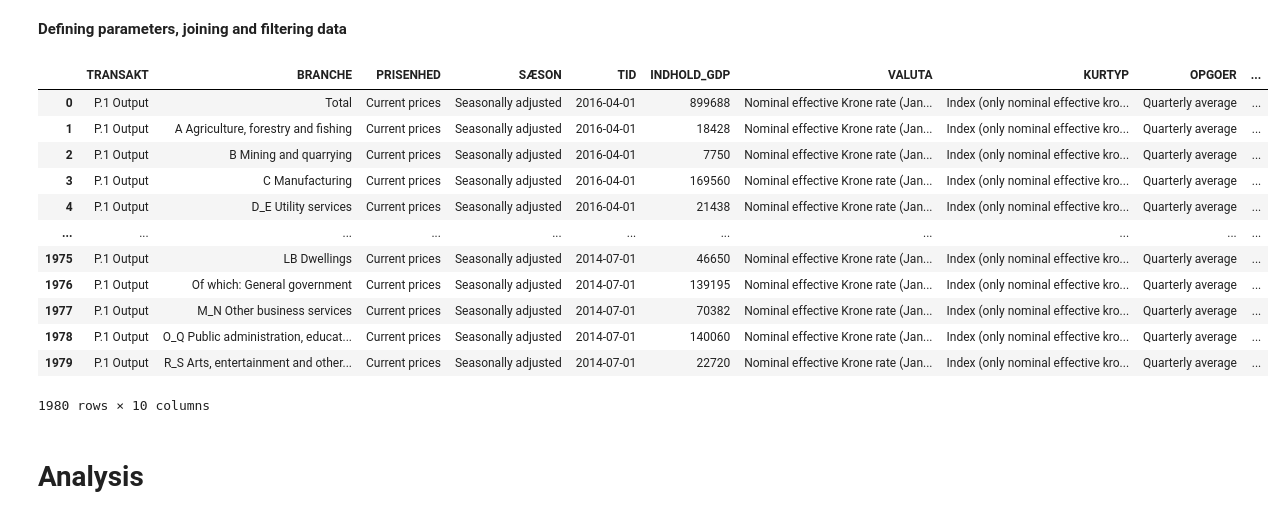
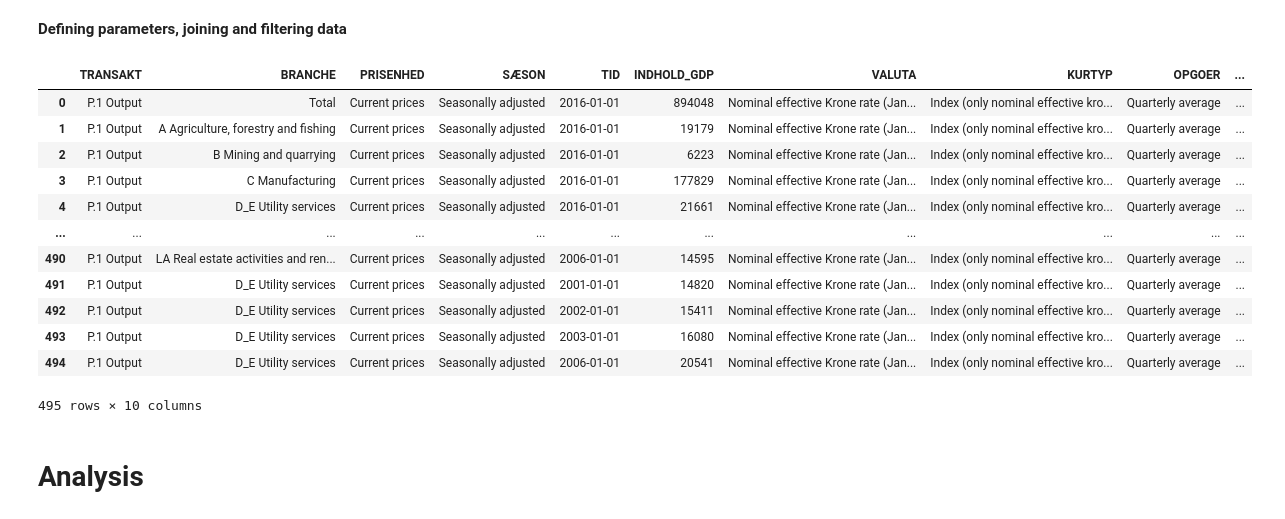
Before and after one commit to NumEconCopenhagen/projects-2023-jacob-per, a Jupyter notebook: dataproject/dataproject.ipynb, the cells around one changed output. Cells and saved outputs as stored; diff of their text form; code cells hidden in the pictures.

```diff
--- a/dataproject/dataproject.ipynb
+++ b/dataproject/dataproject.ipynb
@@ -162,39 +163,40 @@ exrate_api = exrate.get_data(params=params_exrate)
 # %%
 # a. left join data by TID
 api_inner = pd.merge(GDP_api, exrate_api, on='TID', how='left')
 api_inner.rename(columns = {'INDHOLD_x':'INDHOLD_GDP', 'INDHOLD_y':'INDHOLD_exrate'}, inplace=True)
 
 # b. filter data
-# I = api_inner.TRANSAKT.str.contains('P.1')
+I = api_inner.TRANSAKT.str.contains('P.1')
 # I |= api_inner.TRANSAKT.str.contains('D.29-D.39')
 # I |= api_inner.TRANSAKT.str.contains('D.1')
 I &= api_inner.PRISENHED.str.contains('Current prices')
 I &= api_inner.SÆSON.str.contains('Seasonally adjusted')
 I &= api_inner.VALUTA.str.contains('Nominal effective')
 I &= api_inner.KURTYP.str.contains('Index')
 I &= api_inner.OPGOER.str.contains('Quarterly')
+I &= api_inner.TID.str.contains('Q1')
 api_inner.loc[I, :]
 api_inner = api_inner.loc[I == True]
 
 # c. new indexing and atomic types
 api_inner.reset_index(inplace = True, drop = True)
 api_inner = api_inner.apply(pd.to_numeric, errors='ignore')
 api_inner['TID'] = api_inner['TID'].apply(pd.to_datetime, errors='ignore')
 api_inner
 # %% [output]
 |  | TRANSAKT | BRANCHE | PRISENHED | SÆSON | TID | INDHOLD_GDP | VALUTA | KURTYP | OPGOER | ... |
-| 0 | P.1 Output | Total | Current prices | Seasonally adjusted | 2016-04-01 | 899688 | Nominal effective Krone rate (Jan... | Index (only nominal effective kro... | Quarterly average | ... |
-| 1 | P.1 Output | A Agriculture, forestry and fishing | Current prices | Seasonally adjusted | 2016-04-01 | 18428 | Nominal effective Krone rate (Jan... | Index (only nominal effective kro... | Quarterly average | ... |
-| 2 | P.1 Output | B Mining and quarrying | Current prices | Seasonally adjusted | 2016-04-01 | 7750 | Nominal effective Krone rate (Jan... | Index (only nominal effective kro... | Quarterly average | ... |
-| 3 | P.1 Output | C Manufacturing | Current prices | Seasonally adjusted | 2016-04-01 | 169560 | Nominal effective Krone rate (Jan... | Index (only nominal effective kro... | Quarterly average | ... |
-| 4 | P.1 Output | D_E Utility services | Current prices | Seasonally adjusted | 2016-04-01 | 21438 | Nominal effective Krone rate (Jan... | Index (only nominal effective kro... | Quarterly average | ... |
+| 0 | P.1 Output | Total | Current prices | Seasonally adjusted | 2016-01-01 | 894048 | Nominal effective Krone rate (Jan... | Index (only nominal effective kro... | Quarterly average | ... |
+| 1 | P.1 Output | A Agriculture, forestry and fishing | Current prices | Seasonally adjusted | 2016-01-01 | 19179 | Nominal effective Krone rate (Jan... | Index (only nominal effective kro... | Quarterly average | ... |
+| 2 | P.1 Output | B Mining and quarrying | Current prices | Seasonally adjusted | 2016-01-01 | 6223 | Nominal effective Krone rate (Jan... | Index (only nominal effective kro... | Quarterly average | ... |
+| 3 | P.1 Output | C Manufacturing | Current prices | Seasonally adjusted | 2016-01-01 | 177829 | Nominal effective Krone rate (Jan... | Index (only nominal effective kro... | Quarterly average | ... |
+| 4 | P.1 Output | D_E Utility services | Current prices | Seasonally adjusted | 2016-01-01 | 21661 | Nominal effective Krone rate (Jan... | Index (only nominal effective kro... | Quarterly average | ... |
 | ... | ... | ... | ... | ... | ... | ... | ... | ... | ... | ... |
-| 1975 | P.1 Output | LB Dwellings | Current prices | Seasonally adjusted | 2014-07-01 | 46650 | Nominal effective Krone rate (Jan... | Index (only nominal effective kro... | Quarterly average | ... |
-| 1976 | P.1 Output | Of which: General government | Current prices | Seasonally adjusted | 2014-07-01 | 139195 | Nominal effective Krone rate (Jan... | Index (only nominal effective kro... | Quarterly average | ... |
-| 1977 | P.1 Output | M_N Other business services | Current prices | Seasonally adjusted | 2014-07-01 | 70382 | Nominal effective Krone rate (Jan... | Index (only nominal effective kro... | Quarterly average | ... |
-| 1978 | P.1 Output | O_Q Public administration, educat... | Current prices | Seasonally adjusted | 2014-07-01 | 140060 | Nominal effective Krone rate (Jan... | Index (only nominal effective kro... | Quarterly average | ... |
-| 1979 | P.1 Output | R_S Arts, entertainment and other... | Current prices | Seasonally adjusted | 2014-07-01 | 22720 | Nominal effective Krone rate (Jan... | Index (only nominal effective kro... | Quarterly average | ... |
+| 490 | P.1 Output | LA Real estate activities and ren... | Current prices | Seasonally adjusted | 2006-01-01 | 14595 | Nominal effective Krone rate (Jan... | Index (only nominal effective kro... | Quarterly average | ... |
+| 491 | P.1 Output | D_E Utility services | Current prices | Seasonally adjusted | 2001-01-01 | 14820 | Nominal effective Krone rate (Jan... | Index (only nominal effective kro... | Quarterly average | ... |
+| 492 | P.1 Output | D_E Utility services | Current prices | Seasonally adjusted | 2002-01-01 | 15411 | Nominal effective Krone rate (Jan... | Index (only nominal effective kro... | Quarterly average | ... |
+| 493 | P.1 Output | D_E Utility services | Current prices | Seasonally adjusted | 2003-01-01 | 16080 | Nominal effective Krone rate (Jan... | Index (only nominal effective kro... | Quarterly average | ... |
+| 494 | P.1 Output | D_E Utility services | Current prices | Seasonally adjusted | 2006-01-01 | 20541 | Nominal effective Krone rate (Jan... | Index (only nominal effective kro... | Quarterly average | ... |
-1980 rows × 10 columns
+495 rows × 10 columns
 # %% [markdown]
 # Analysis
 # %% [markdown]
```
Also changed, not shown: parts of 6 cells of this notebook.
